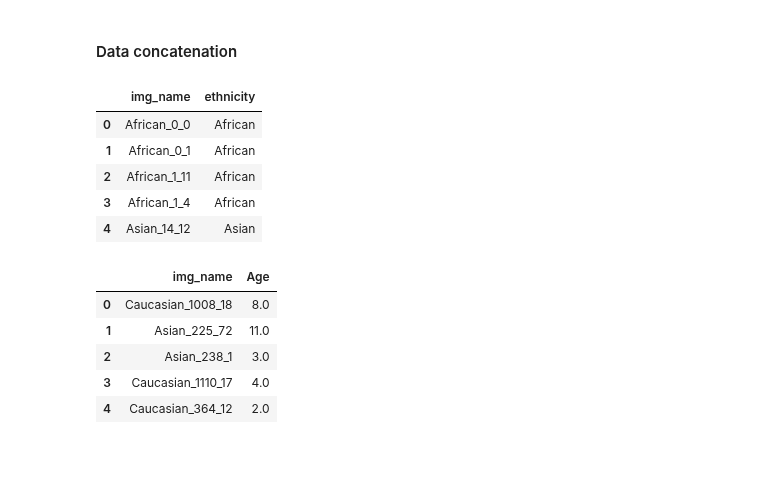
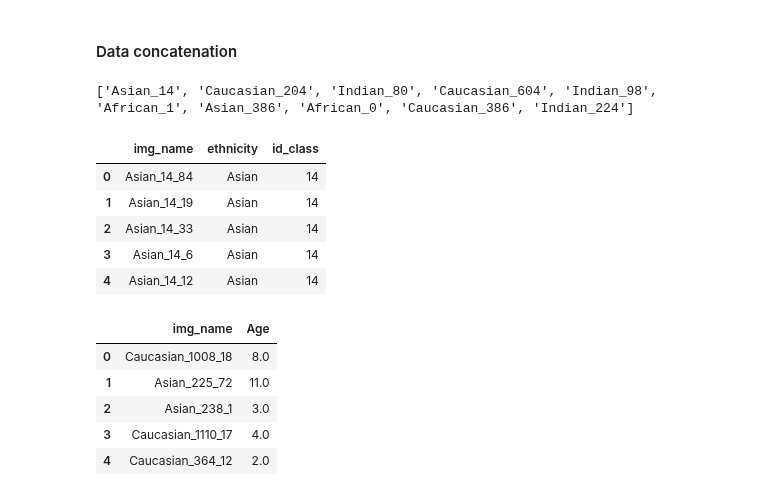
Before and after one commit to Kat-Gabi/Master_Thesis, a Jupyter notebook: notebooks/data_loading_ylfw.ipynb, the cells around one changed output. Drawn from its saved outputs; the diff is of its cells as text; code cells hidden in the pictures; blank space fills up the shorter version.

```diff
--- a/notebooks/data_loading_ylfw.ipynb
+++ b/notebooks/data_loading_ylfw.ipynb
@@ -32,41 +32,45 @@ sns.set()
 # %%
 ## Create dataframe
 
 # Define the path to the raw data directory
 raw_data_path = '../data/raw/'
 
 # Initialize lists to store image characteristics
 img_names = []
+id_class = []
 ethnicities = []
-genders = []
-ages = []
 
 # Iterate through the directories of each ethnicity (e.g., 'Asian')
-ethnicities_list = os.listdir(raw_data_path + 'YLFW_bench/data_p2')
+ethnicities_list = os.listdir(raw_data_path + 'YLFW_bench/data_p2')[1:] #To ensure DS Store is not included. DELETE
+print(ethnicities_list)
 for ethnicity in ethnicities_list:
     ethnicity_col = ethnicity.split('_')[0]
+    id = int(ethnicity.split('_')[1:][0])
     ethnicity_dir = os.path.join(raw_data_path + 'YLFW_bench/data_p2', ethnicity)
     if os.path.isdir(ethnicity_dir):
         # Iterate through image files in the ethnicity directory
         for img_name in os.listdir(ethnicity_dir):
             # Append image characteristics to lists
-            img_names.append(img_name[:-4])
+            img_name = img_name.split('.')[0]
+            img_names.append(img_name)
             ethnicities.append(ethnicity_col)
+            id_class.append(id)
 
 
 # Create a DataFrame from the lists
-data = {'img_name': img_names, 'ethnicity': ethnicities}
+data = {'img_name': img_names, 'ethnicity': ethnicities, 'id_class': id_class}
 df = pd.DataFrame(data)
 
 # Display the DataFrame
 df.head()
 # %% [output]
+['Asian_14', 'Caucasian_204', 'Indian_80', 'Caucasian_604', 'Indian_98', 'African_1', 'Asian_386', 'African_0', 'Caucasian_386', 'Indian_224']
-|  | img_name | ethnicity |
-| 0 | African_0_0 | African |
-| 1 | African_0_1 | African |
-| 2 | African_1_11 | African |
-| 3 | African_1_4 | African |
-| 4 | Asian_14_12 | Asian |
+|  | img_name | ethnicity | id_class |
+| 0 | Asian_14_84 | Asian | 14 |
+| 1 | Asian_14_19 | Asian | 14 |
+| 2 | Asian_14_33 | Asian | 14 |
+| 3 | Asian_14_6 | Asian | 14 |
+| 4 | Asian_14_12 | Asian | 14 |
 # %%
 # Read the JSON file into a JSON variable
 with open('../data/raw/age_estimation/output_data_precroped_all_age.json', 'r') as file:
```
Also changed, not shown: parts of 16 cells of this notebook, 4 other files.
